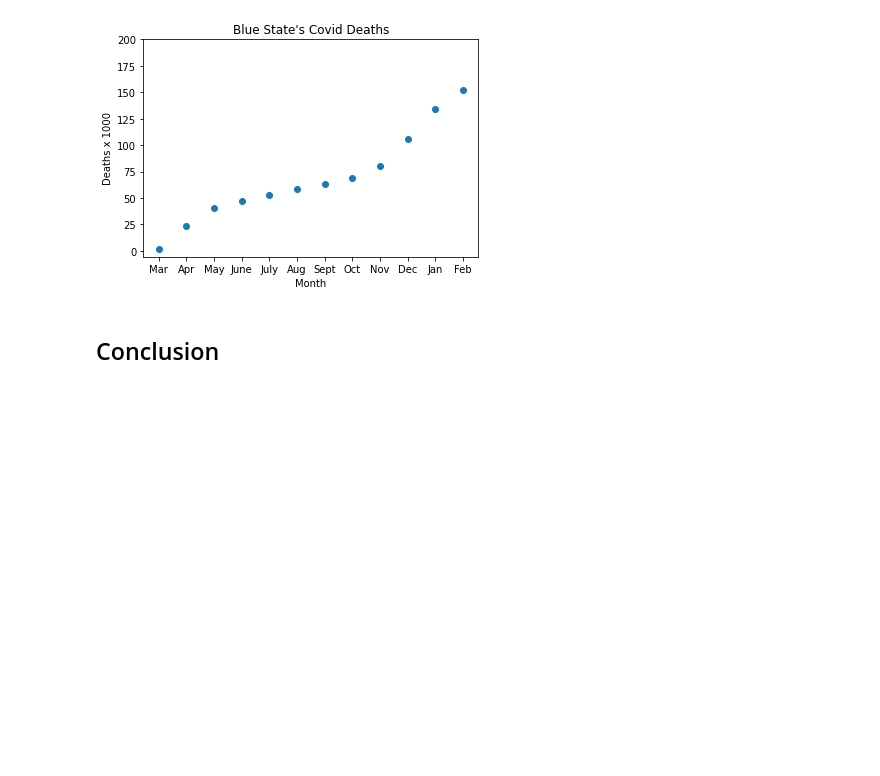
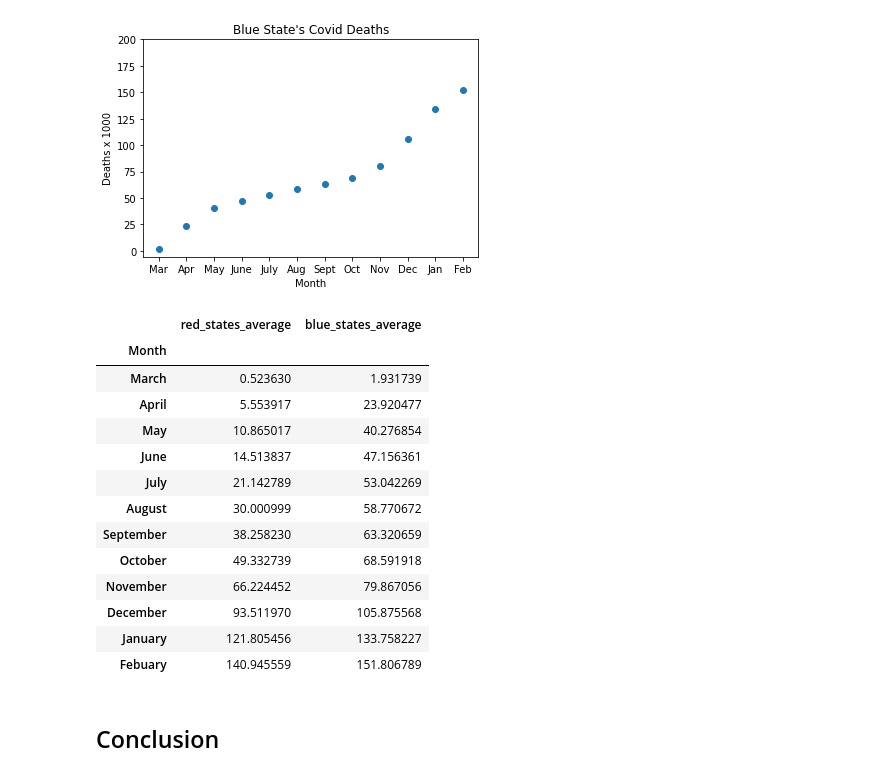
Before and after one commit to jfalconi-cavallini/Covid-Project, a Jupyter notebook: ProjectNotebook.ipynb, the cells around one changed output. Drawn from its saved outputs; the diff is of its cells as text; code cells hidden in the pictures; blank space fills up the shorter version.

```diff
--- a/ProjectNotebook.ipynb
+++ b/ProjectNotebook.ipynb
@@ -320,5 +313,32 @@ graphRBStates(blueStatesAverage, "Blue State's")
 # %% [output]
 [figure]
 [figure]
-# %% [markdown]
-## Conclusion
+# %%
+"""This dataframe shows the plot points of each point in the scatterplots shown above"""
+
+month = np.array(["March","April","May","June","July","August","September","October","November","December","January","Febuary"])
+avg_df = pd.DataFrame()
+table_of_avg = avg_df.assign(
+Month = month,
+red_states_average = redStatesAverage,
+blue_states_average = blueStatesAverage
+)
+table_of_avg.head(12)
+table_of_avg.set_index('Month')
+# %% [output]
+|  | red_states_average | blue_states_average |
+| Month |  |  |
+| March | 0.523630 | 1.931739 |
+| April | 5.553917 | 23.920477 |
+| May | 10.865017 | 40.276854 |
+| June | 14.513837 | 47.156361 |
+| July | 21.142789 | 53.042269 |
+| August | 30.000999 | 58.770672 |
+| September | 38.258230 | 63.320659 |
+| October | 49.332739 | 68.591918 |
+| November | 66.224452 | 79.867056 |
+| December | 93.511970 | 105.875568 |
+| January | 121.805456 | 133.758227 |
+| Febuary | 140.945559 | 151.806789 |
+# %% [markdown]
+## Conclusion
```
Also changed, not shown: parts of 11 cells of this notebook.
